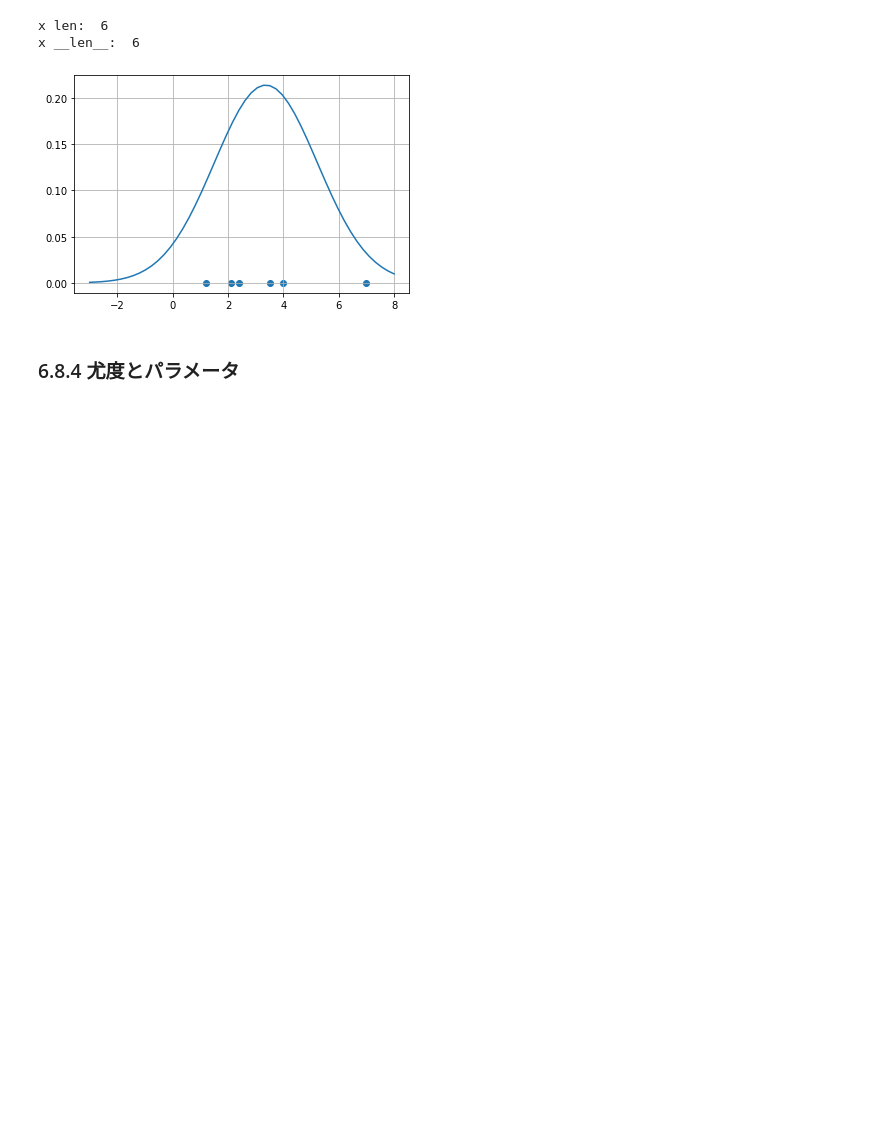
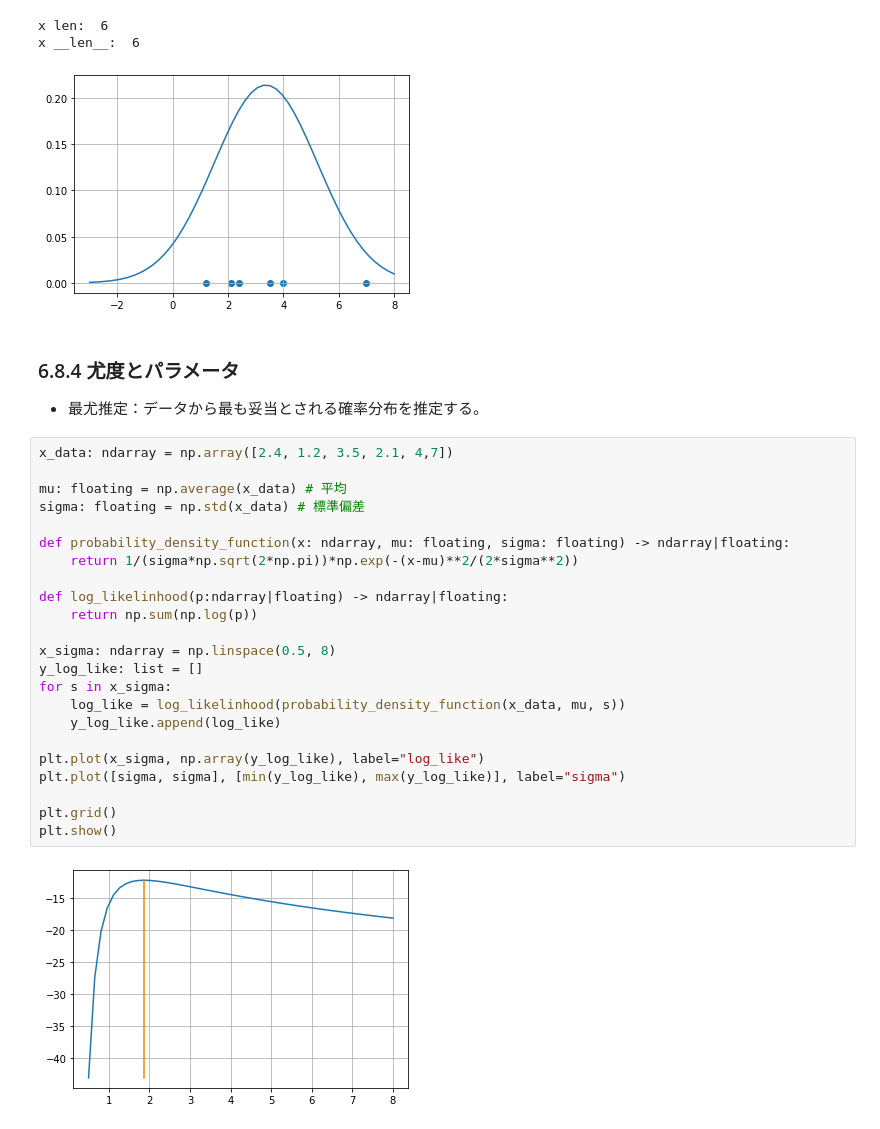
Before and after one commit to tsyu12345/python-ml-text, a Jupyter notebook: Unit6.ipynb, the cells around one changed output. Drawn from its saved outputs; the diff is of its cells as text; blank space fills up the shorter version.

```diff
--- a/Unit6.ipynb
+++ b/Unit6.ipynb
@@ -457,3 +457,29 @@ x __len__:  6
 [figure]
 # %% [markdown]
 ### 6.8.4 尤度とパラメータ
+* 最尤推定：データから最も妥当とされる確率分布を推定する。
+# %%
+x_data: ndarray = np.array([2.4, 1.2, 3.5, 2.1, 4,7])
+
+mu: floating = np.average(x_data) # 平均
+sigma: floating = np.std(x_data) # 標準偏差
+
+def probability_density_function(x: ndarray, mu: floating, sigma: floating) -> ndarray|floating:
+    return 1/(sigma*np.sqrt(2*np.pi))*np.exp(-(x-mu)**2/(2*sigma**2))
+
+def log_likelinhood(p:ndarray|floating) -> ndarray|floating:
+    return np.sum(np.log(p))
+
+x_sigma: ndarray = np.linspace(0.5, 8)
+y_log_like: list = []
+for s in x_sigma:
+    log_like = log_likelinhood(probability_density_function(x_data, mu, s))
+    y_log_like.append(log_like)
+
+plt.plot(x_sigma, np.array(y_log_like), label="log_like")
+plt.plot([sigma, sigma], [min(y_log_like), max(y_log_like)], label="sigma")
+
+plt.grid()
+plt.show()
+# %% [output]
+[figure, added]
```
Also changed, not shown: parts of 16 cells of this notebook.
